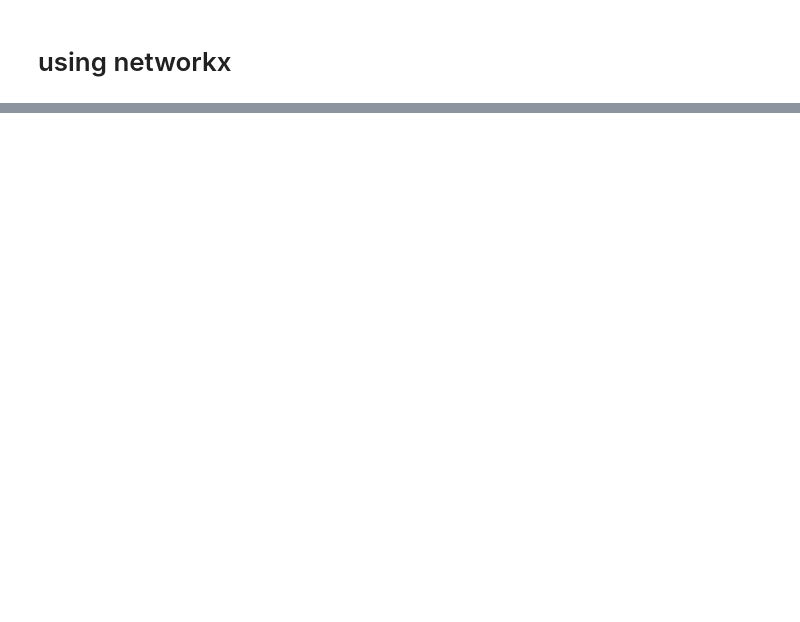
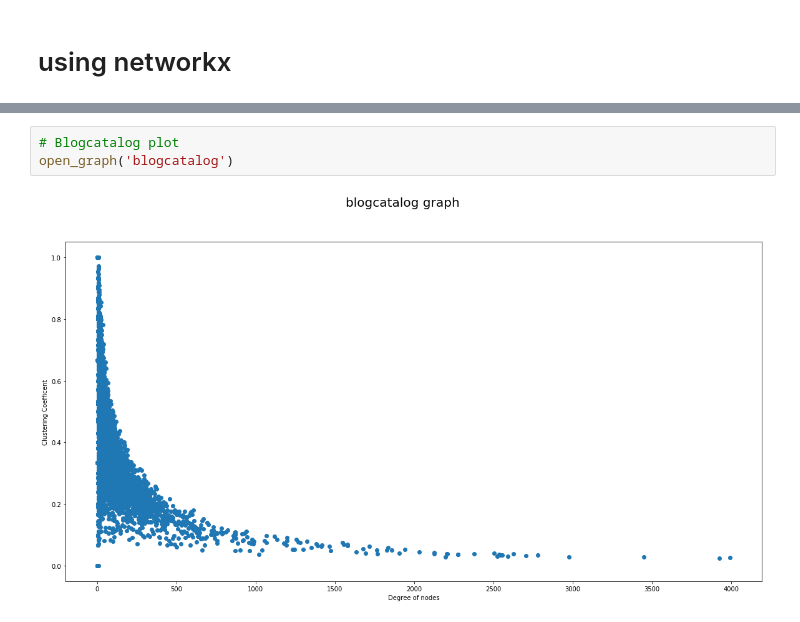
Before and after one commit to sunilkmaurya/graph_hierarchy, a Jupyter notebook: Hierarchy analysis.ipynb, the cells around one changed output, grey strips where cells are left out. Drawn from its saved outputs; the diff is of its cells as text; blank space fills up the shorter version.

```diff
--- a/Hierarchy analysis.ipynb
+++ b/Hierarchy analysis.ipynb
@@ -62,0 +52,5 @@ open_graph(graph[3])
+# %%
+# Blogcatalog plot
+open_graph('blogcatalog')
+# %% [output]
+[figure, added]
```
Also changed, not shown: parts of 10 cells of this notebook, 1 other file.
